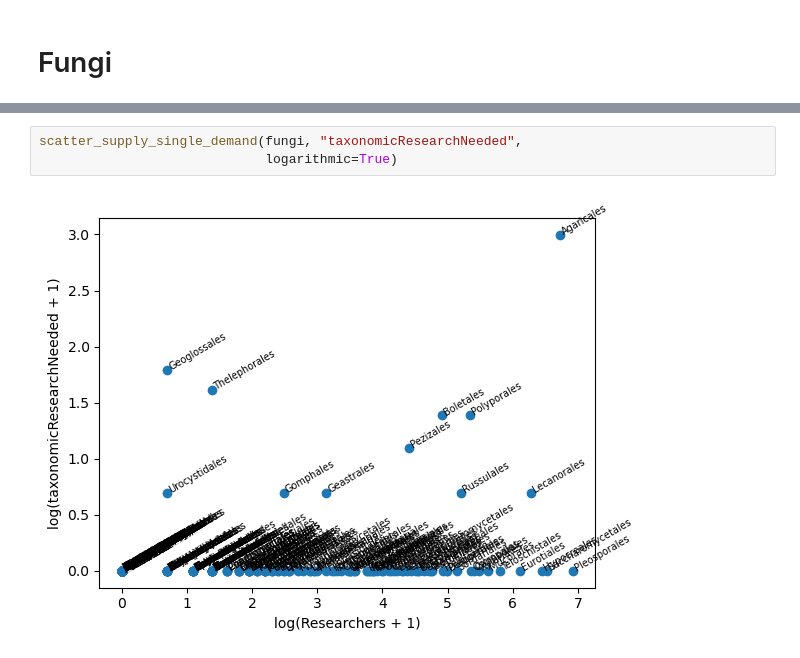
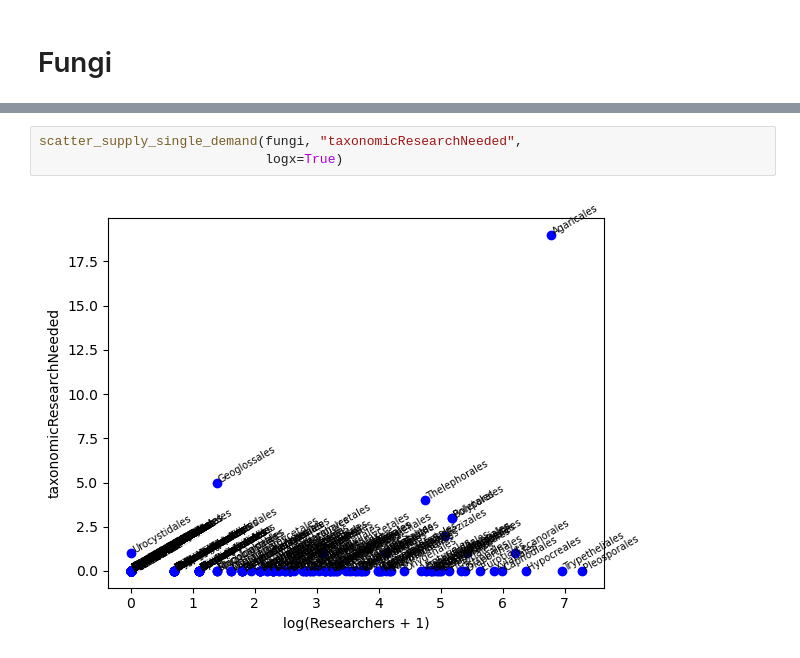
Before and after one commit to AgentschapPlantentuinMeise/Mapping-taxonomists, a Jupyter notebook: reports/Scatter plots.ipynb, the cells around one changed output, grey strips where cells are left out. Cells and saved outputs as stored; diff of their text form.

```diff
--- a/reports/Scatter plots.ipynb
+++ b/reports/Scatter plots.ipynb
@@ -184,5 +184,5 @@ scatter_supply_single_demand(fungi, "taxonomicResearchNeeded")
 # %%
 scatter_supply_single_demand(fungi, "taxonomicResearchNeeded",
-                             logarithmic=True)
+                             logx=True)
 # %% [output]
-[figure, old version]
+[figure, new version]
```
Also changed, not shown: parts of 11 cells of this notebook, 1 other file.
